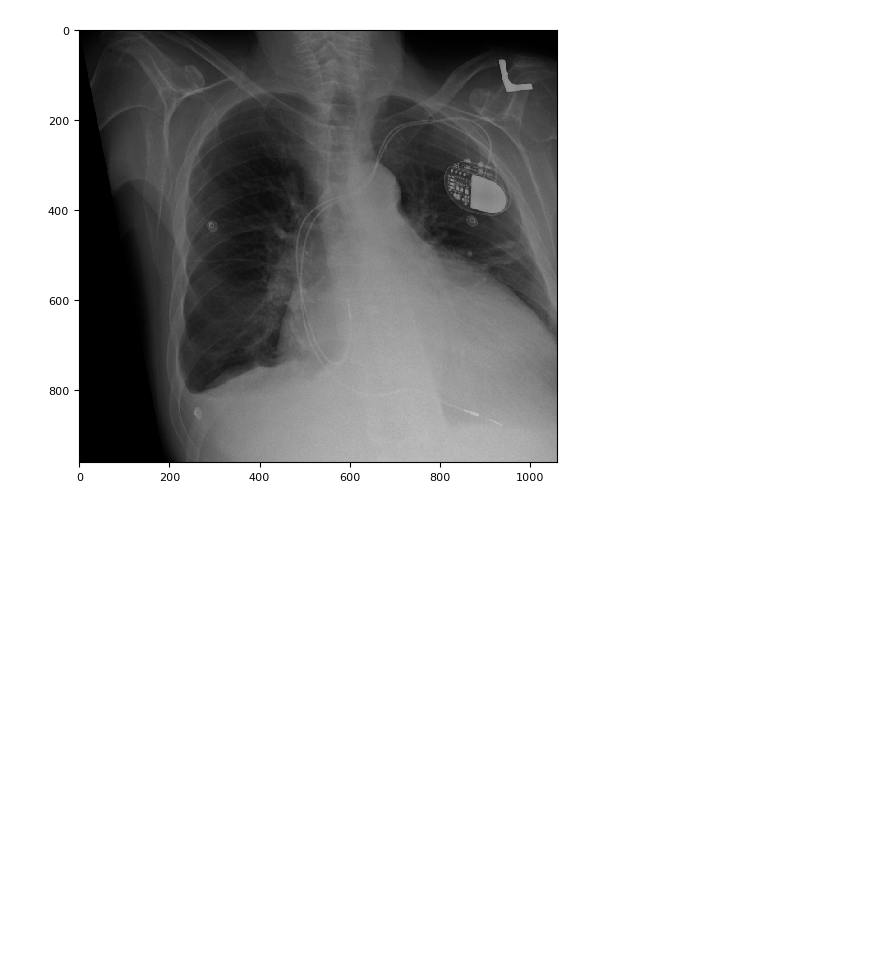
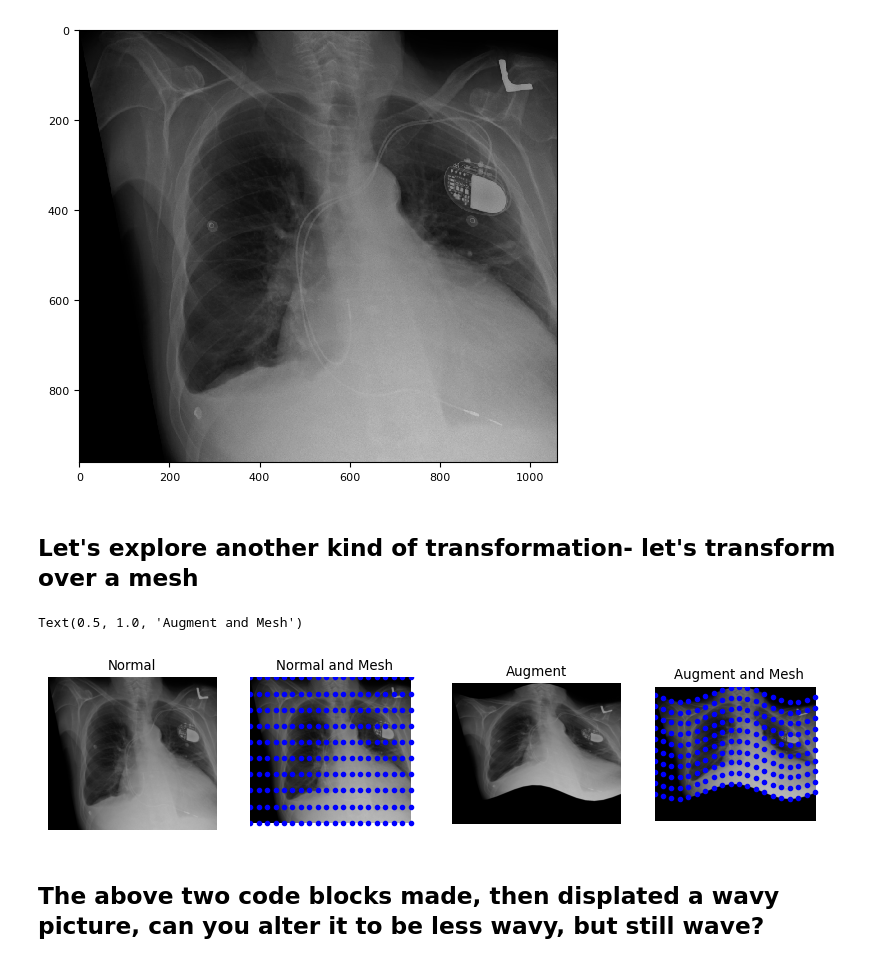
Before and after one commit to esciencecenter-digital-skills/image-processing, a Jupyter notebook: internal_episodes/episode_bonus/image_lecture_bonus_lecture_teacher.ipynb, the cells around one changed output. Saved outputs shown, nothing was run; the diff lists cells and outputs as text; code cells hidden in the pictures; blank space fills up the shorter version.

Commit message:
piecewise transforms

```diff
--- a/internal_episodes/episode_bonus/image_lecture_bonus_lecture_teacher.ipynb
+++ b/internal_episodes/episode_bonus/image_lecture_bonus_lecture_teacher.ipynb
@@ -301,3 +302,5 @@ io.show()
 
 
 # Cheat documentation (https://scikit-image.org/docs/stable/auto_examples/transform/plot_transform_types.html#sphx-glr-auto-examples-transform-plot-transform-types-py)
+# %% [markdown]
+## Let's explore another kind of transformation- let's transform over a mesh
@@ -303,0 +320,59 @@ io.show()
+# %%
+dst_rows = src[:, 1] - np.sin(np.linspace(0, 3 * np.pi, src.shape[0])) * 50
+dst_cols = src[:, 0]
+dst_rows *= 1.5
+dst_rows -= 1.5 * 50
+dst = np.vstack([dst_cols, dst_rows]).T
+
+
+tform = PiecewiseAffineTransform()
+tform.estimate(src, dst)
+noform = PiecewiseAffineTransform()
+noform.estimate(src, src)
+
+out_rows = modified.shape[0] - 1.5 * 50
+out_cols = cols
+out = tf.warp(modified, tform, output_shape=(out_rows, out_cols))
+# %%
+# create figure
+fig = plt.figure(figsize=(10, 7))
+
+# setting values to rows and column variables
+rows = 1
+columns = 4
+
+# Adds a subplot at the 1st position
+fig.add_subplot(rows, columns, 1)
+# showing image
+plt.imshow(modified)
+plt.axis('off')
+plt.title("Normal")
+
+# Adds a subplot at the 2nd position
+fig.add_subplot(rows, columns, 2)
+# showing image
+plt.imshow(modified)
+plt.plot(noform.inverse(src)[:, 0], noform.inverse(src)[:, 1], '.b')
+plt.axis('off')
+plt.title("Normal and Mesh")
+
+# Adds a subplot at the 3nd position
+fig.add_subplot(rows, columns, 3)
+# showing image
+plt.imshow(out)
+
+plt.axis('off')
+plt.title("Augment")
+
+# Adds a subplot at the 3nd position
+fig.add_subplot(rows, columns, 4)
+# showing image
+plt.imshow(out)
+plt.plot(tform.inverse(src)[:, 0], tform.inverse(src)[:, 1], '.b')
+plt.axis('off')
+plt.title("Augment and Mesh")
+# %% [output]
+Text(0.5, 1.0, 'Augment and Mesh')
+[figure, added]
+# %% [markdown]
+## The above two code blocks made, then displated a wavy picture, can you alter it to be less wavy, but still wave?
```
Also changed, not shown: parts of 6 cells of this notebook, 2 other files.
